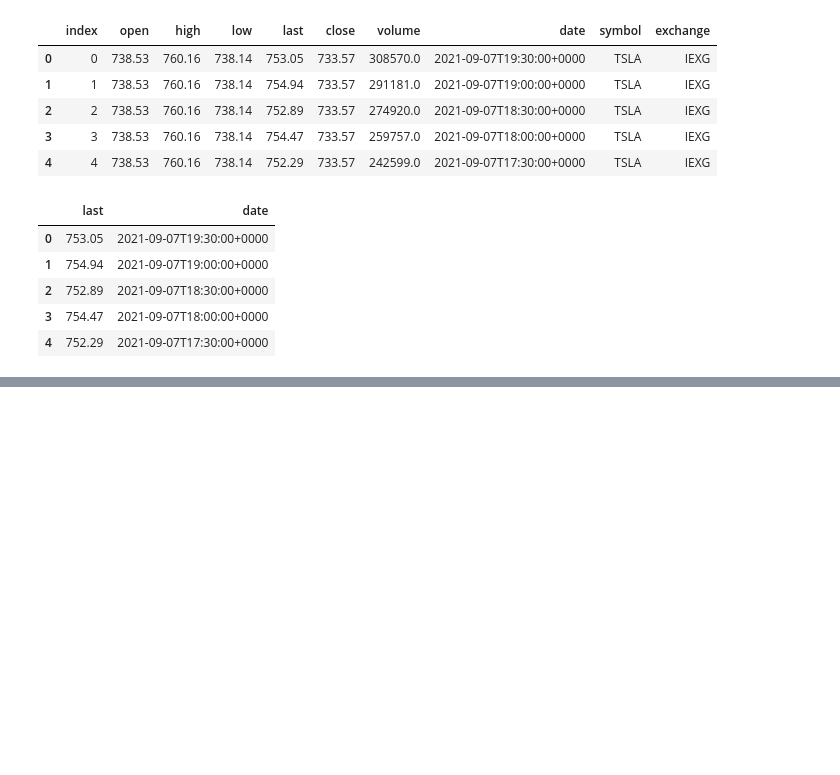
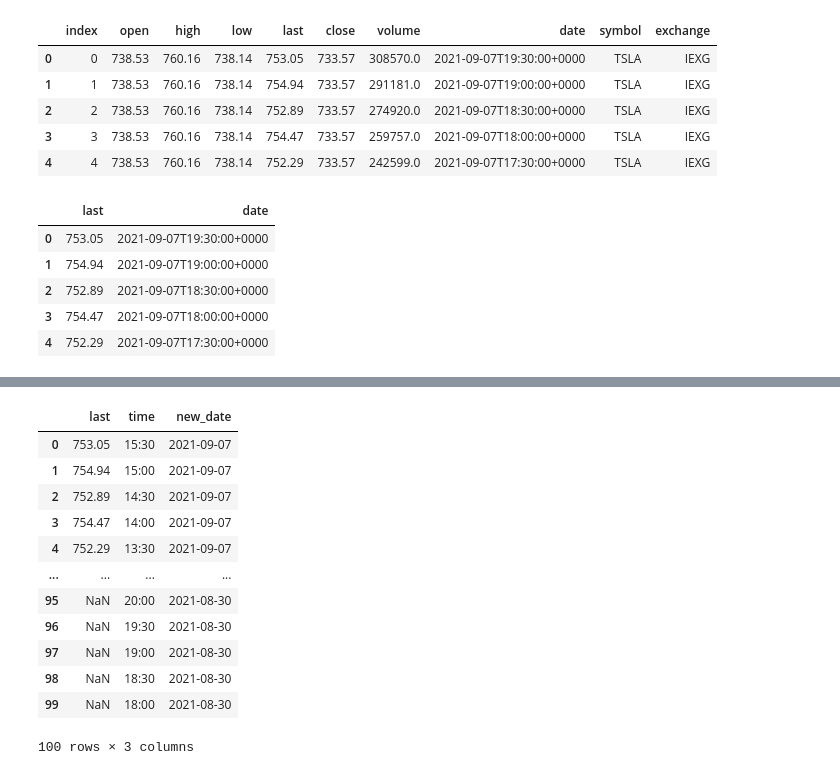
Before and after one commit to ZipcodeWizards/TwitterStockAnalysis, a Jupyter notebook: Jupyter Code References/TSLA Stock Price Cleaning.ipynb, the cells around one changed output, grey strips where cells are left out. Drawn from its saved outputs; the diff is of its cells as text; code cells hidden in the pictures; blank space fills up the shorter version.

```diff
--- a/Jupyter Code References/TSLA Stock Price Cleaning.ipynb
+++ b/Jupyter Code References/TSLA Stock Price Cleaning.ipynb
@@ -64,0 +120,18 @@ TypeError: '(['time'], 0)' is an invalid key
+# %%
+df_2_columns = df_2_columns.drop(columns = 'date')
+
+df_2_columns.drop(columns = 'date_est')
+# %% [output]
+|  | last | time | new_date |
+| 0 | 753.05 | 15:30 | 2021-09-07 |
+| 1 | 754.94 | 15:00 | 2021-09-07 |
+| 2 | 752.89 | 14:30 | 2021-09-07 |
+| 3 | 754.47 | 14:00 | 2021-09-07 |
+| 4 | 752.29 | 13:30 | 2021-09-07 |
+| ... | ... | ... | ... |
+| 95 | NaN | 20:00 | 2021-08-30 |
+| 96 | NaN | 19:30 | 2021-08-30 |
+| 97 | NaN | 19:00 | 2021-08-30 |
+| 98 | NaN | 18:30 | 2021-08-30 |
+| 99 | NaN | 18:00 | 2021-08-30 |
+100 rows × 3 columns
```
Also changed, not shown: parts of 14 cells of this notebook, 1 other file.
